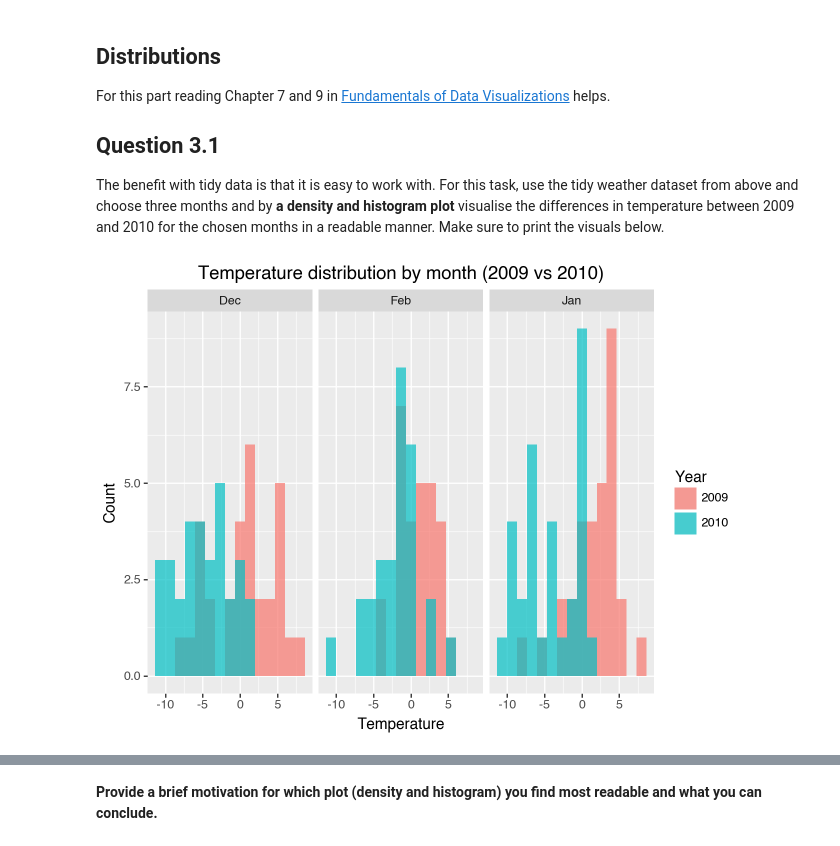
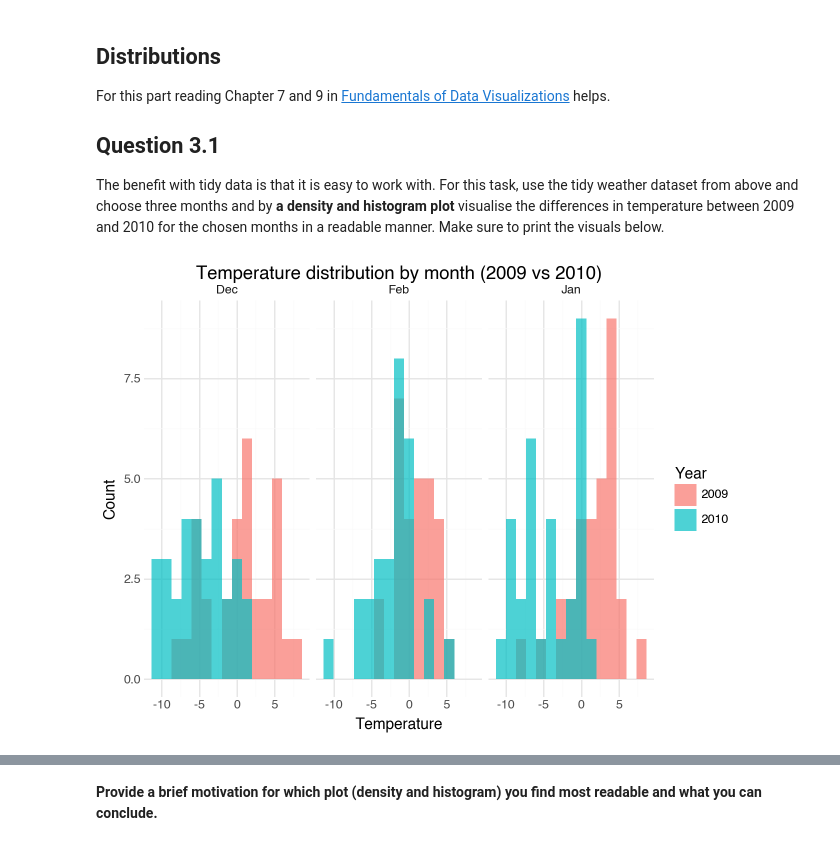
Before and after one commit to Salabud/MVE080-grp10, a Jupyter notebook: Homework1_2025.ipynb, the cells around one changed output, grey strips where cells are left out. Drawn from its saved outputs; the diff is of its cells as text; code cells hidden in the pictures.

```diff
--- a/Homework1_2025.ipynb
+++ b/Homework1_2025.ipynb
@@ -161,16 +161,17 @@ The benefit with tidy data is that it is easy to work with. For this task, use t
 # %%
 selected_months = ["Dec","Jan","Feb"]
 filtered_weather = tidy_weather[tidy_weather['month'].isin(selected_months)]
 (
 ggplot(filtered_weather, aes(x="Temperature", fill="Year"))
 + geom_histogram(position = "nudge", bins = 15, alpha = 0.7)
 + facet_wrap("~month")
 + labs(title = "Temperature distribution by month (2009 vs 2010)",
        x = "Temperature",
        y = "Count")
++ theme_minimal()
 )
 # %% [output]
-[figure, old version]
+[figure, new version]
 # %%
 # Insert code here for density plot
 (
```
Also changed, not shown: parts of 8 cells of this notebook.
